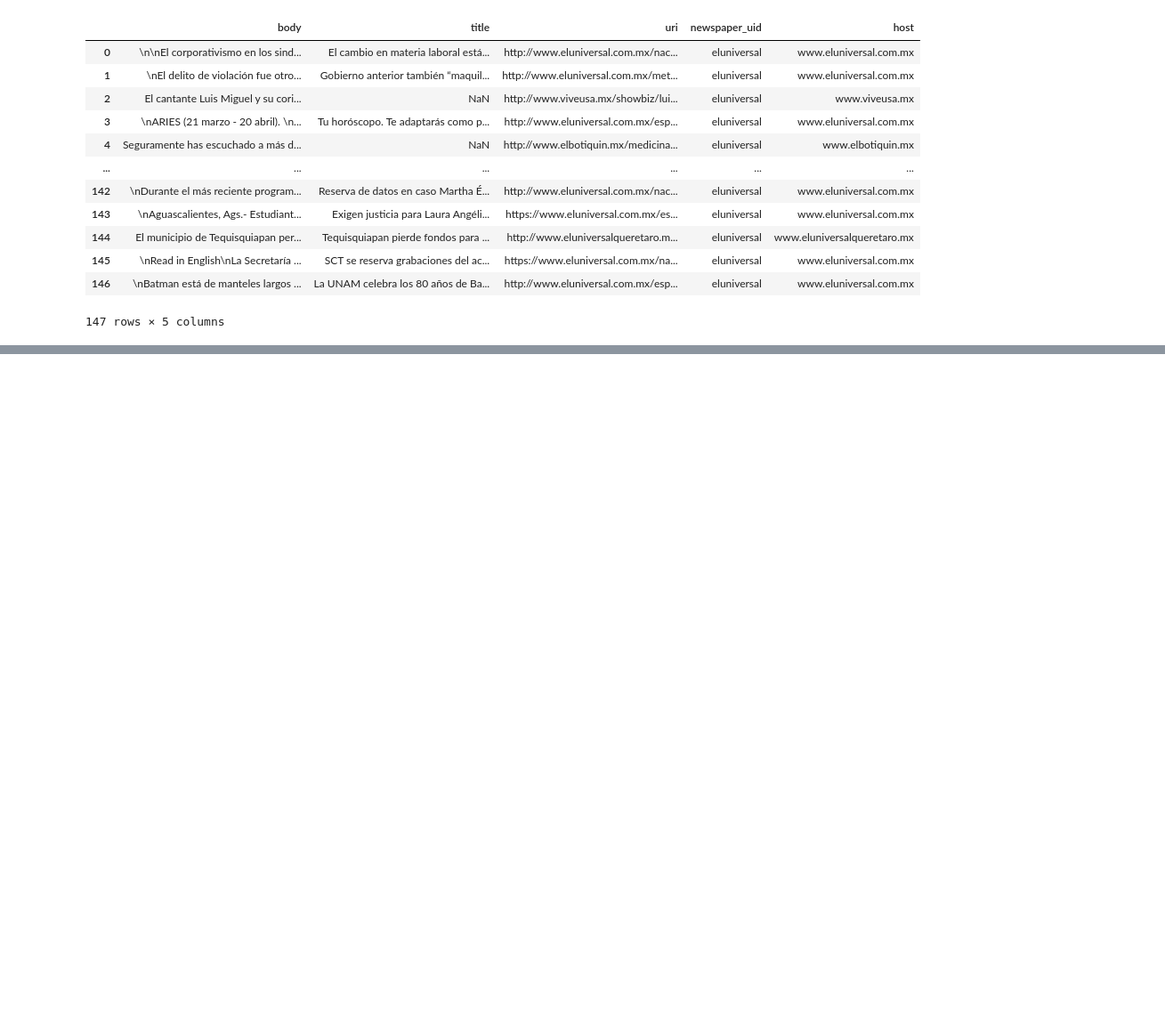
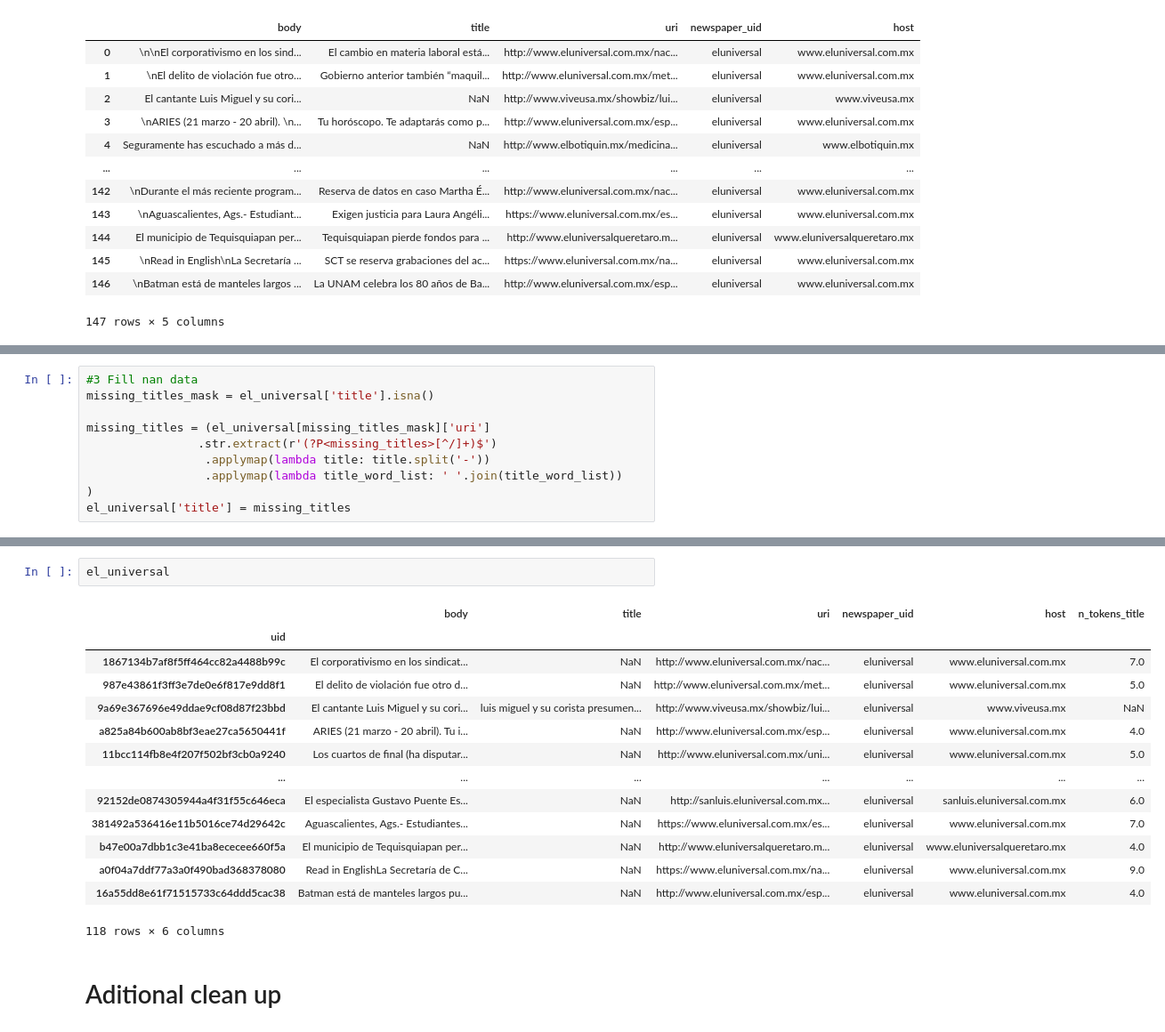
Before and after one commit to Alvezgr/news_scrapper, a Jupyter notebook: Pandas DataFrames.ipynb, the cells around one changed output, grey strips where cells are left out. Shown at 89% size. Drawn from its saved outputs; the diff is of its cells as text; blank space fills up the shorter version.

```diff
--- a/Pandas DataFrames.ipynb
+++ b/Pandas DataFrames.ipynb
@@ -205,0 +208,10 @@ Name: host, Length: 14, dtype: int64
+# %%
+#3 Fill nan data
+missing_titles_mask = el_universal['title'].isna()
+
+missing_titles = (el_universal[missing_titles_mask]['uri']
+                .str.extract(r'(?P<missing_titles>[^/]+)$')
+                 .applymap(lambda title: title.split('-'))
+                 .applymap(lambda title_word_list: ' '.join(title_word_list))
+)
+el_universal['title'] = missing_titles
@@ -205,0 +231,19 @@ Name: host, Length: 14, dtype: int64
+# %%
+el_universal
+# %% [output]
+|  | body | title | uri | newspaper_uid | host | n_tokens_title |
+| uid |  |  |  |  |  |  |
+| 1867134b7af8f5ff464cc82a4488b99c | El corporativismo en los sindicat... | NaN | http://www.eluniversal.com.mx/nac... | eluniversal | www.eluniversal.com.mx | 7.0 |
+| 987e43861f3ff3e7de0e6f817e9dd8f1 | El delito de violación fue otro d... | NaN | http://www.eluniversal.com.mx/met... | eluniversal | www.eluniversal.com.mx | 5.0 |
+| 9a69e367696e49ddae9cf08d87f23bbd | El cantante Luis Miguel y su cori... | luis miguel y su corista presumen... | http://www.viveusa.mx/showbiz/lui... | eluniversal | www.viveusa.mx | NaN |
+| a825a84b600ab8bf3eae27ca5650441f | ARIES (21 marzo - 20 abril). Tu i... | NaN | http://www.eluniversal.com.mx/esp... | eluniversal | www.eluniversal.com.mx | 4.0 |
+| 11bcc114fb8e4f207f502bf3cb0a9240 | Los cuartos de final (ha disputar... | NaN | http://www.eluniversal.com.mx/uni... | eluniversal | www.eluniversal.com.mx | 5.0 |
+| ... | ... | ... | ... | ... | ... | ... |
+| 92152de0874305944a4f31f55c646eca | El especialista Gustavo Puente Es... | NaN | http://sanluis.eluniversal.com.mx... | eluniversal | sanluis.eluniversal.com.mx | 6.0 |
+| 381492a536416e11b5016ce74d29642c | Aguascalientes, Ags.- Estudiantes... | NaN | https://www.eluniversal.com.mx/es... | eluniversal | www.eluniversal.com.mx | 7.0 |
+| b47e00a7dbb1c3e41ba8ececee660f5a | El municipio de Tequisquiapan per... | NaN | http://www.eluniversalqueretaro.m... | eluniversal | www.eluniversalqueretaro.mx | 4.0 |
+| a0f04a7ddf77a3a0f490bad368378080 | Read in EnglishLa Secretaría de C... | NaN | https://www.eluniversal.com.mx/na... | eluniversal | www.eluniversal.com.mx | 9.0 |
+| 16a55dd8e61f71515733c64ddd5cac38 | Batman está de manteles largos pu... | NaN | http://www.eluniversal.com.mx/esp... | eluniversal | www.eluniversal.com.mx | 4.0 |
+118 rows × 6 columns
+# %% [markdown]
+# Aditional clean up
```
Also changed, not shown: parts of 24 cells of this notebook, 14 other files.
